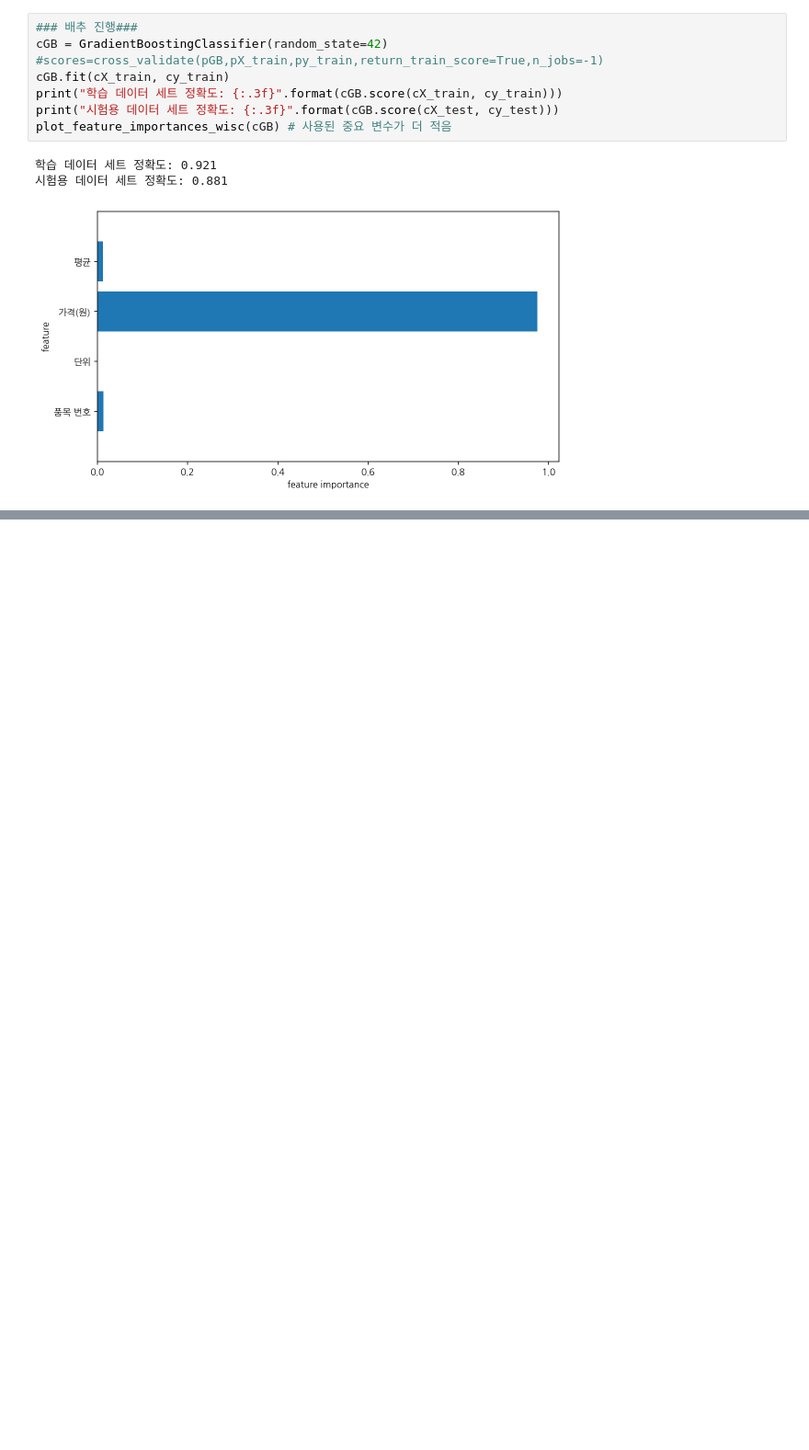
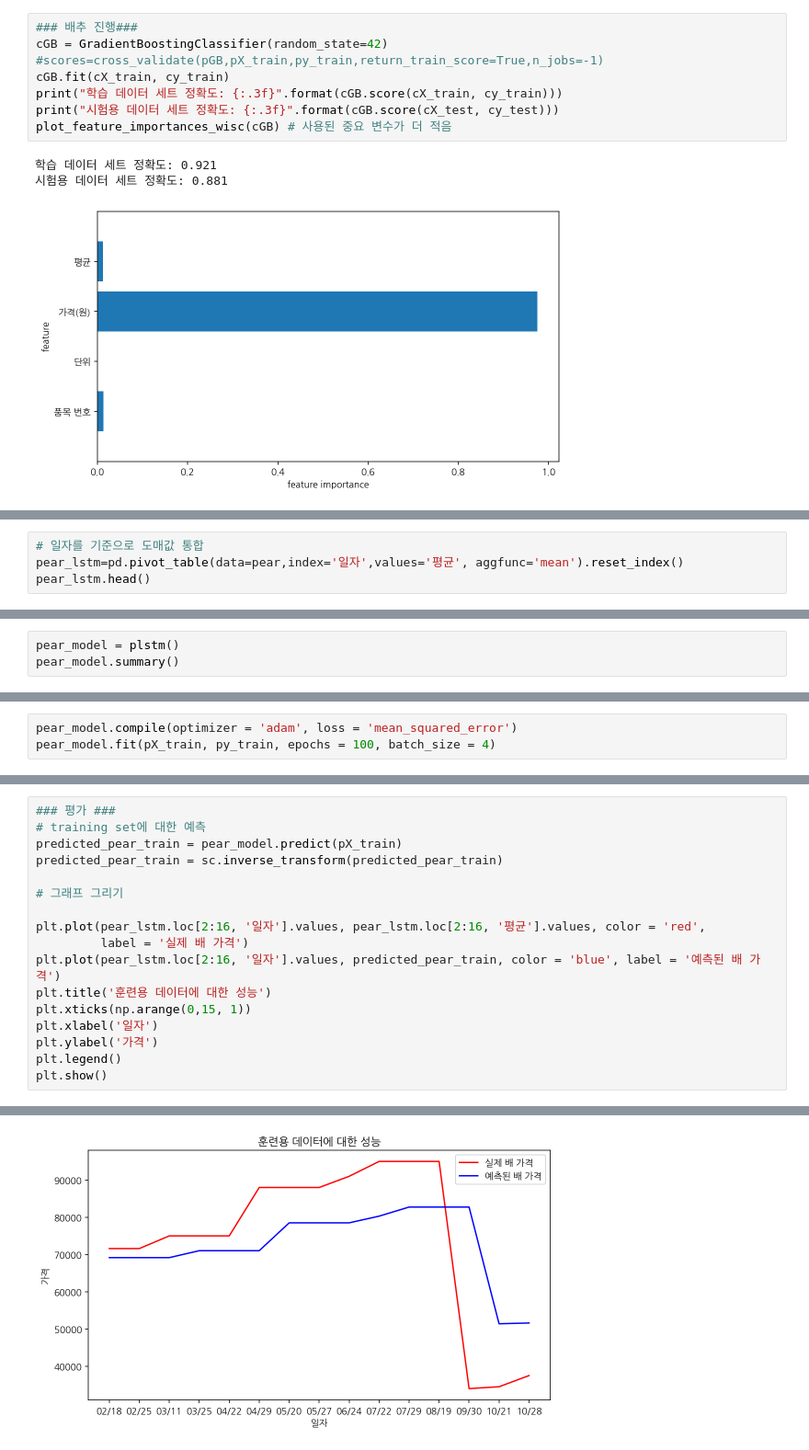
Before and after one commit to JinnyYam/mining22, a Jupyter notebook: 아비혁_기말과제.ipynb, the cells around one changed output, grey strips where cells are left out. Shown at 92% size. Cells and saved outputs as stored; diff of their text form; blank space fills up the shorter version.

```diff
--- a/아비혁_기말과제.ipynb
+++ b/아비혁_기말과제.ipynb
@@ -1244,0 +1254,4 @@ plot_feature_importances_wisc(cGB) # 사용된 중요 변수가 더 적음
+# %%
+# 일자를 기준으로 도매값 통합
+pear_lstm=pd.pivot_table(data=pear,index='일자',values='평균', aggfunc='mean').reset_index()
+pear_lstm.head()
@@ -1244,0 +1338,3 @@ plot_feature_importances_wisc(cGB) # 사용된 중요 변수가 더 적음
+# %%
+pear_model = plstm()
+pear_model.summary()
@@ -1244,0 +1359,3 @@ plot_feature_importances_wisc(cGB) # 사용된 중요 변수가 더 적음
+# %%
+pear_model.compile(optimizer = 'adam', loss = 'mean_squared_error')
+pear_model.fit(pX_train, py_train, epochs = 100, batch_size = 4)
@@ -1244,0 +1381,18 @@ plot_feature_importances_wisc(cGB) # 사용된 중요 변수가 더 적음
+# %%
+### 평가 ###
+# training set에 대한 예측
+predicted_pear_train = pear_model.predict(pX_train)
+predicted_pear_train = sc.inverse_transform(predicted_pear_train)
+
+# 그래프 그리기
+
+plt.plot(pear_lstm.loc[2:16, '일자'].values, pear_lstm.loc[2:16, '평균'].values, color = 'red',
+         label = '실제 배 가격')
+plt.plot(pear_lstm.loc[2:16, '일자'].values, predicted_pear_train, color = 'blue', label = '예측된 배 가격')
+plt.title('훈련용 데이터에 대한 성능')
+plt.xticks(np.arange(0,15, 1))
+plt.xlabel('일자')
+plt.ylabel('가격')
+plt.legend()
+plt.show()
+# %% [output]
@@ -1244,0 +1400 @@ plot_feature_importances_wisc(cGB) # 사용된 중요 변수가 더 적음
+[figure, added]
```
Also changed, not shown: parts of 51 cells of this notebook.
